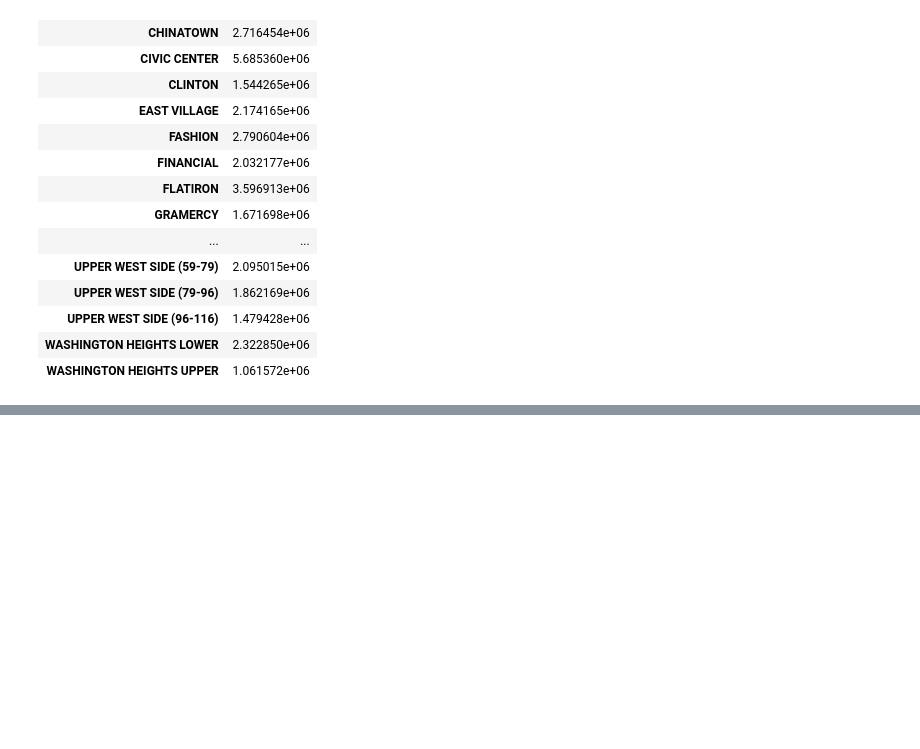
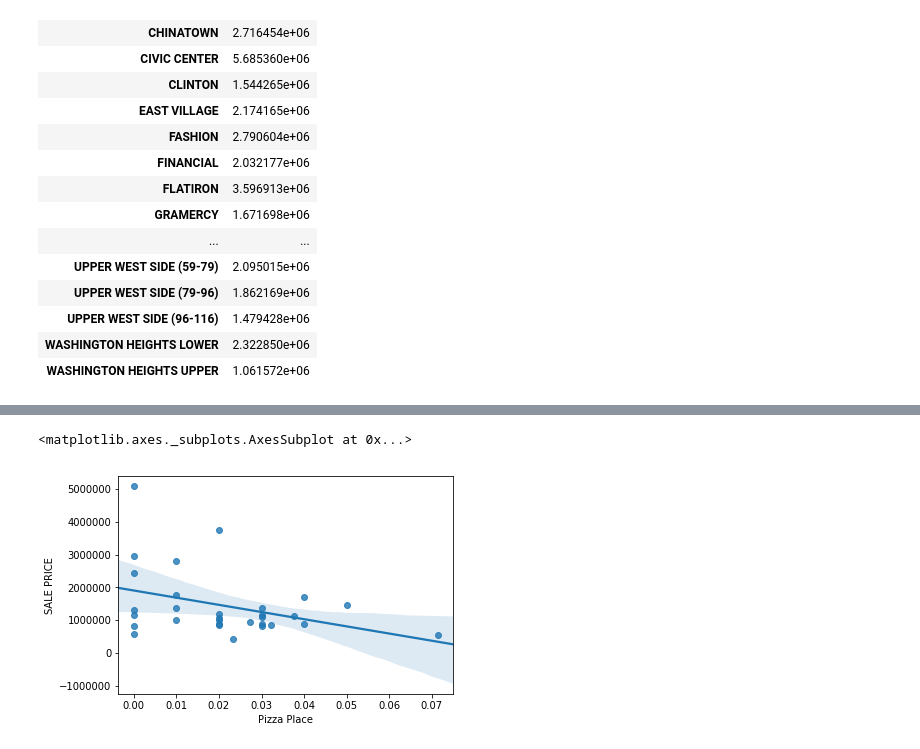
Before and after one commit to zhi-eric-yuan/github-example, a Jupyter notebook: manhattan.ipynb, the cells around one changed output, grey strips where cells are left out. Cells and saved outputs as stored; diff of their text form; code cells hidden in the pictures; blank space fills up the shorter version.

```diff
--- a/manhattan.ipynb
+++ b/manhattan.ipynb
@@ -294,0 +532,5 @@ array(['ALPHABET CITY', 'CHELSEA', 'CHINATOWN', 'CIVIC CENTER', 'CLINTON',
+# %%
+manhattan_venues = getNearbyVenues(names=df_manhattan.index,
+                                   latitudes=df_manhattan['latitude'],
+                                   longitudes=df_manhattan['longitude']
+                                  )
@@ -294,0 +591,12 @@ array(['ALPHABET CITY', 'CHELSEA', 'CHINATOWN', 'CIVIC CENTER', 'CLINTON',
+# %%
+# one hot encoding
+manhattan_onehot = pd.get_dummies(manhattan_venues[['Venue Category']], prefix="", prefix_sep="")
+
+# add neighborhood column back to dataframe
+manhattan_onehot['Neighborhood'] = manhattan_venues['Neighborhood']
+
+# move neighborhood column to the first column
+fixed_columns = [manhattan_onehot.columns[-1]] + list(manhattan_onehot.columns[:-1])
+manhattan_onehot = manhattan_onehot[fixed_columns]
+
+manhattan_onehot.head()
@@ -294,0 +610,3 @@ array(['ALPHABET CITY', 'CHELSEA', 'CHINATOWN', 'CIVIC CENTER', 'CLINTON',
+# %%
+manhattan_grouped = manhattan_onehot.groupby('Neighborhood').mean().reset_index()
+manhattan_grouped
@@ -294,0 +661,3 @@ array(['ALPHABET CITY', 'CHELSEA', 'CHINATOWN', 'CIVIC CENTER', 'CLINTON',
+# %%
+manhattan_grouped.set_index('Neighborhood',inplace=True)
+manhattan_grouped.head()
@@ -294,0 +792,5 @@ array(['ALPHABET CITY', 'CHELSEA', 'CHINATOWN', 'CIVIC CENTER', 'CLINTON',
+# %%
+sns.regplot(x=manhattan_grouped['Pizza Place'], y=df_manhattan['SALE PRICE'])
+# %% [output]
+<matplotlib.axes._subplots.AxesSubplot at 0x...>
+[figure, added]
```
Also changed, not shown: parts of 40 cells of this notebook, 2 other files.
